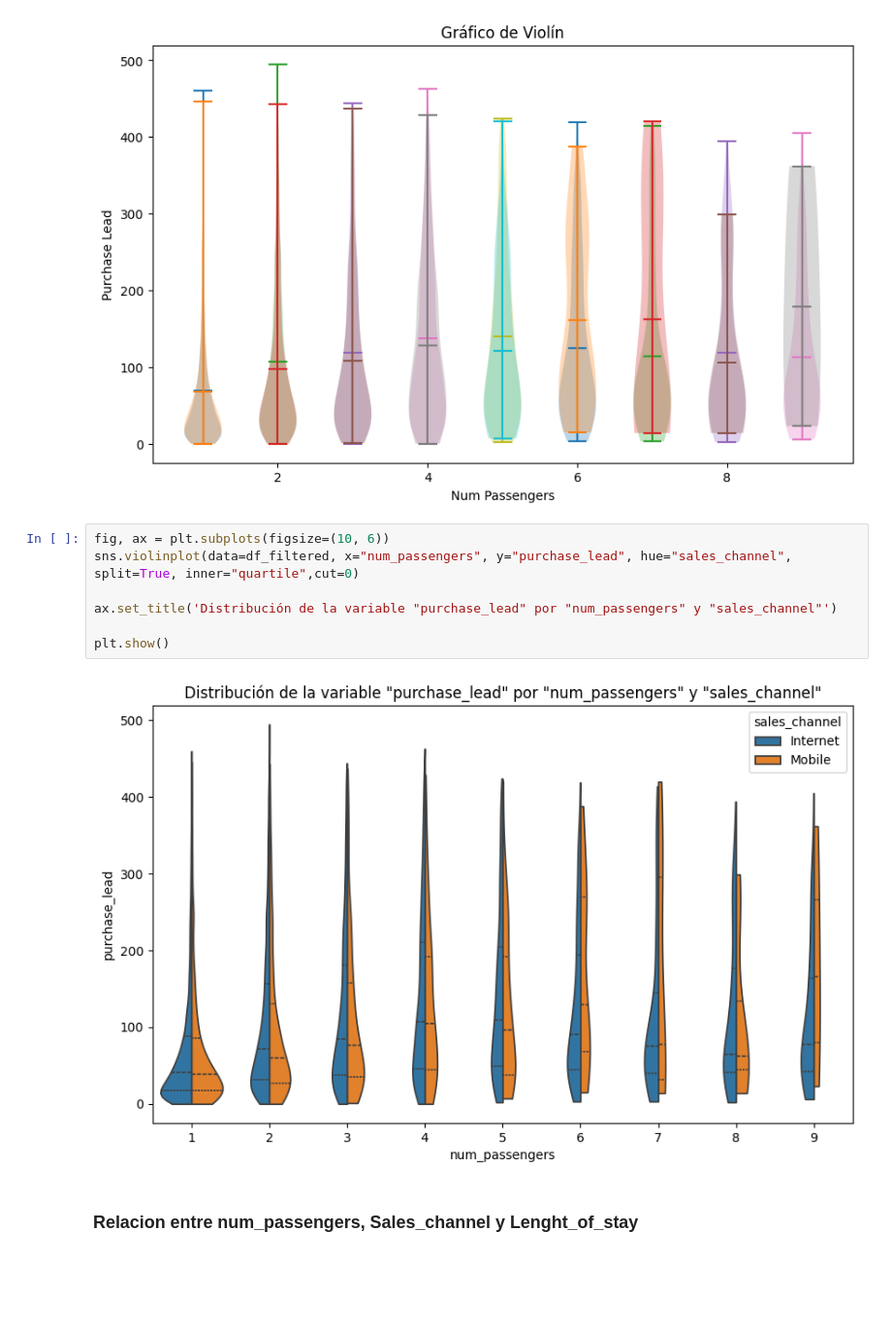
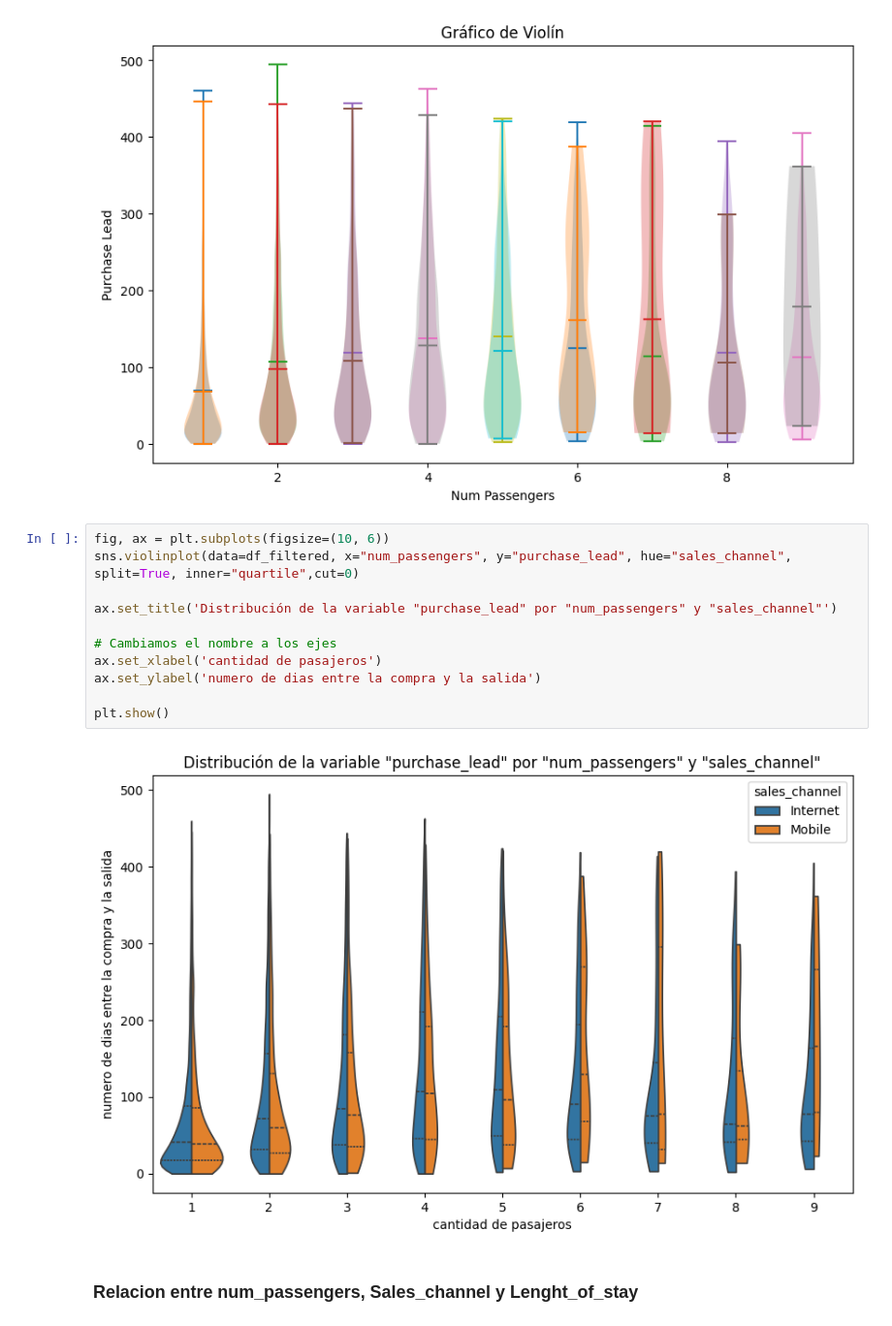
Before and after one commit to lcondoriz/tp1-orgaDatos, a Jupyter notebook: tp1.ipynb, the cells around one changed output. Shown at 97% size. Drawn from its saved outputs; the diff is of its cells as text; blank space fills up the shorter version.

```diff
--- a/tp1.ipynb
+++ b/tp1.ipynb
@@ -439,12 +443,16 @@ plt.show()
 # %%
 fig, ax = plt.subplots(figsize=(10, 6))
 sns.violinplot(data=df_filtered, x="num_passengers", y="purchase_lead", hue="sales_channel", split=True, inner="quartile",cut=0)
 
 ax.set_title('Distribución de la variable "purchase_lead" por "num_passengers" y "sales_channel"')
 
+# Cambiamos el nombre a los ejes
+ax.set_xlabel('cantidad de pasajeros')
+ax.set_ylabel('numero de dias entre la compra y la salida')
+
 plt.show()
 # %% [output]
-[figure, old version]
+[figure, new version]
 # %% [markdown]
 ### Relacion entre num_passengers, Sales_channel y Lenght_of_stay
 # %%
```
Also changed, not shown: parts of 32 cells of this notebook.
